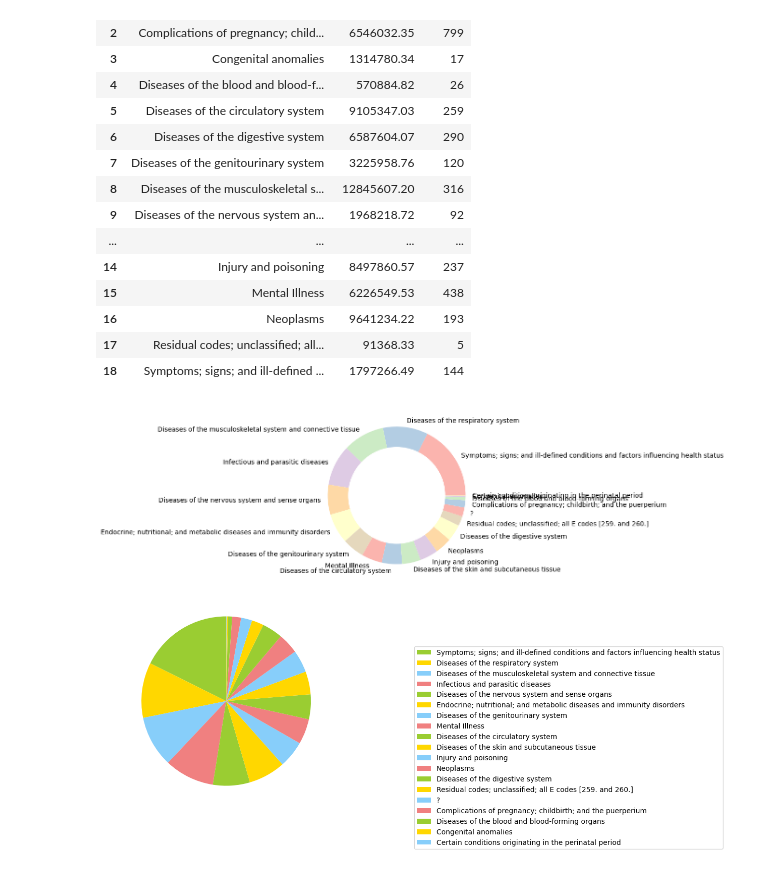
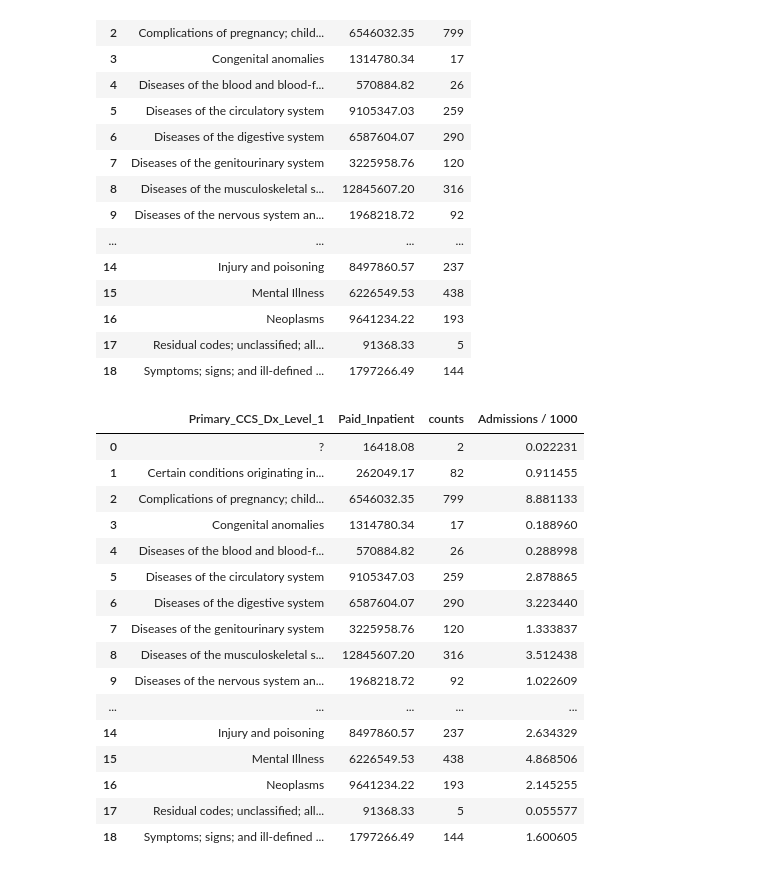
Before and after one commit to yandi-farinango/HET, a Jupyter notebook: final_notebook.ipynb, the cells around one changed output. Drawn from its saved outputs; the diff is of its cells as text; code cells hidden in the pictures.

```diff
--- a/final_notebook.ipynb
+++ b/final_notebook.ipynb
@@ -274,42 +287,29 @@ inpatient_df
 | 16 | Neoplasms | 9641234.22 | 193 |
 | 17 | Residual codes; unclassified; all... | 91368.33 | 5 |
 | 18 | Symptoms; signs; and ill-defined ... | 1797266.49 | 144 |
-# %%
-# library
-import matplotlib.pyplot as plt
-from palettable.colorbrewer.qualitative import Pastel1_7
-
-# create data
-names = visits.unique_values
-size = visits.counts
-
-# Create a circle at the center of the plot
-my_circle = plt.Circle( (0,0), 0.7, color='white')
-
-from palettable.colorbrewer.qualitative import Pastel1_7
-plt.pie(size, labels=names, colors=Pastel1_7.hex_colors)
-p = plt.gcf()
-p.gca().add_artist(my_circle)
-
-# Show the graph
-plt.show()
-# %% [output]
-[figure, removed]
-# %%
-import matplotlib.pyplot as plt
-
-labels = visits.unique_values
-sizes = visits.counts
-
-
-colors = ['yellowgreen', 'gold', 'lightskyblue', 'lightcoral']
-patches, texts = plt.pie(sizes, colors=colors, startangle=90)
-
-plt.legend(patches, labels, loc='right', bbox_to_anchor=((2, 0., 0.5, 0.5)))
-
-
-plt.axis('equal')
-plt.tight_layout()
-plt.show()
-# %% [output]
-[figure, removed]
+# %%
+# Append Visits / 100
+# Calculated as (Admissions / Members) * 1000
+
+member_count = df_client_membership.dw_mbr_key.unique().size
+
+inpatient_table['Admissions / 1000'] = (inpatient_table['counts'] / member_count) * 1000
+inpatient_table
+# %% [output]
+|  | Primary_CCS_Dx_Level_1 | Paid_Inpatient | counts | Admissions / 1000 |
+| 0 | ? | 16418.08 | 2 | 0.022231 |
+| 1 | Certain conditions originating in... | 262049.17 | 82 | 0.911455 |
+| 2 | Complications of pregnancy; child... | 6546032.35 | 799 | 8.881133 |
+| 3 | Congenital anomalies | 1314780.34 | 17 | 0.188960 |
+| 4 | Diseases of the blood and blood-f... | 570884.82 | 26 | 0.288998 |
+| 5 | Diseases of the circulatory system | 9105347.03 | 259 | 2.878865 |
+| 6 | Diseases of the digestive system | 6587604.07 | 290 | 3.223440 |
+| 7 | Diseases of the genitourinary system | 3225958.76 | 120 | 1.333837 |
+| 8 | Diseases of the musculoskeletal s... | 12845607.20 | 316 | 3.512438 |
+| 9 | Diseases of the nervous system an... | 1968218.72 | 92 | 1.022609 |
+| ... | ... | ... | ... | ... |
+| 14 | Injury and poisoning | 8497860.57 | 237 | 2.634329 |
+| 15 | Mental Illness | 6226549.53 | 438 | 4.868506 |
+| 16 | Neoplasms | 9641234.22 | 193 | 2.145255 |
+| 17 | Residual codes; unclassified; all... | 91368.33 | 5 | 0.055577 |
+| 18 | Symptoms; signs; and ill-defined ... | 1797266.49 | 144 | 1.600605 |
```
Also changed, not shown: parts of 12 cells of this notebook, 1 other file.
